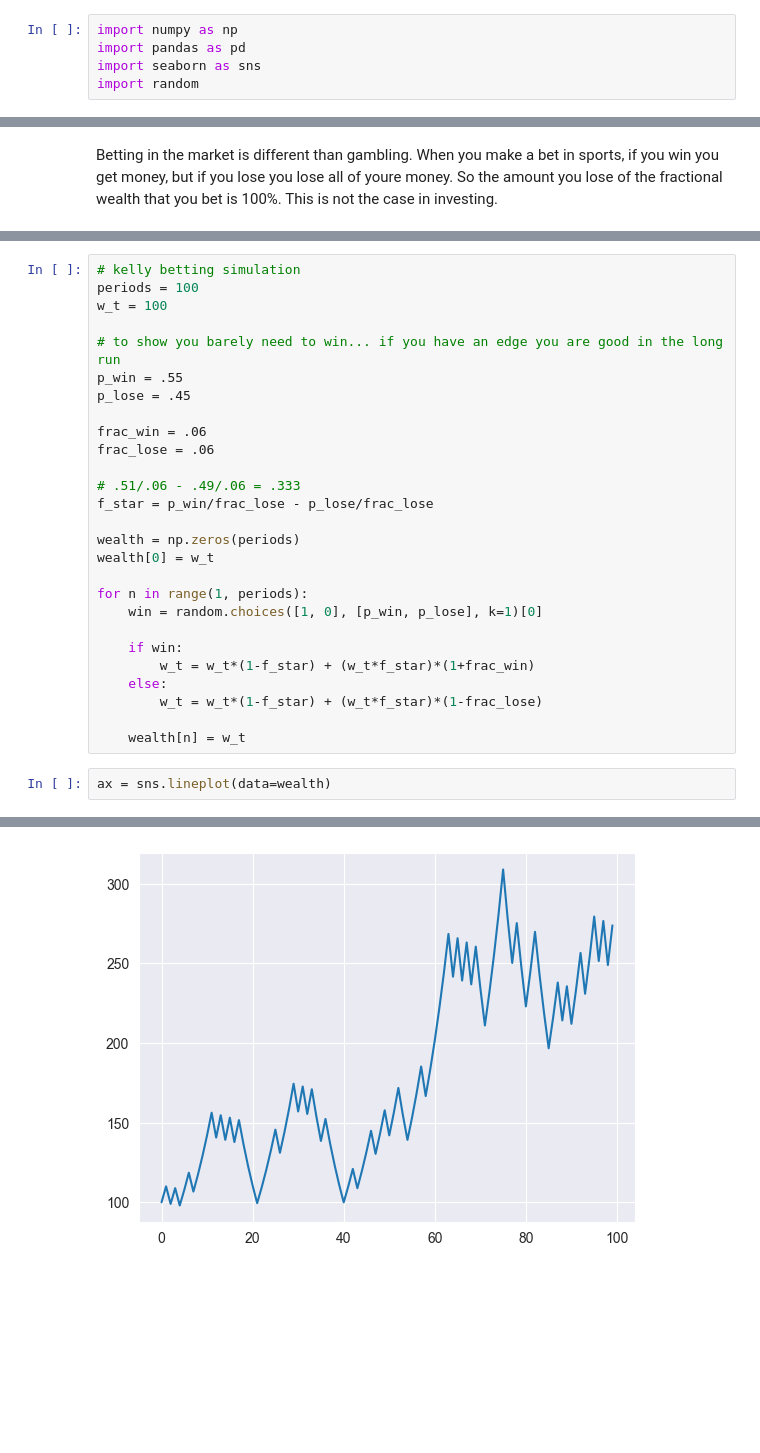
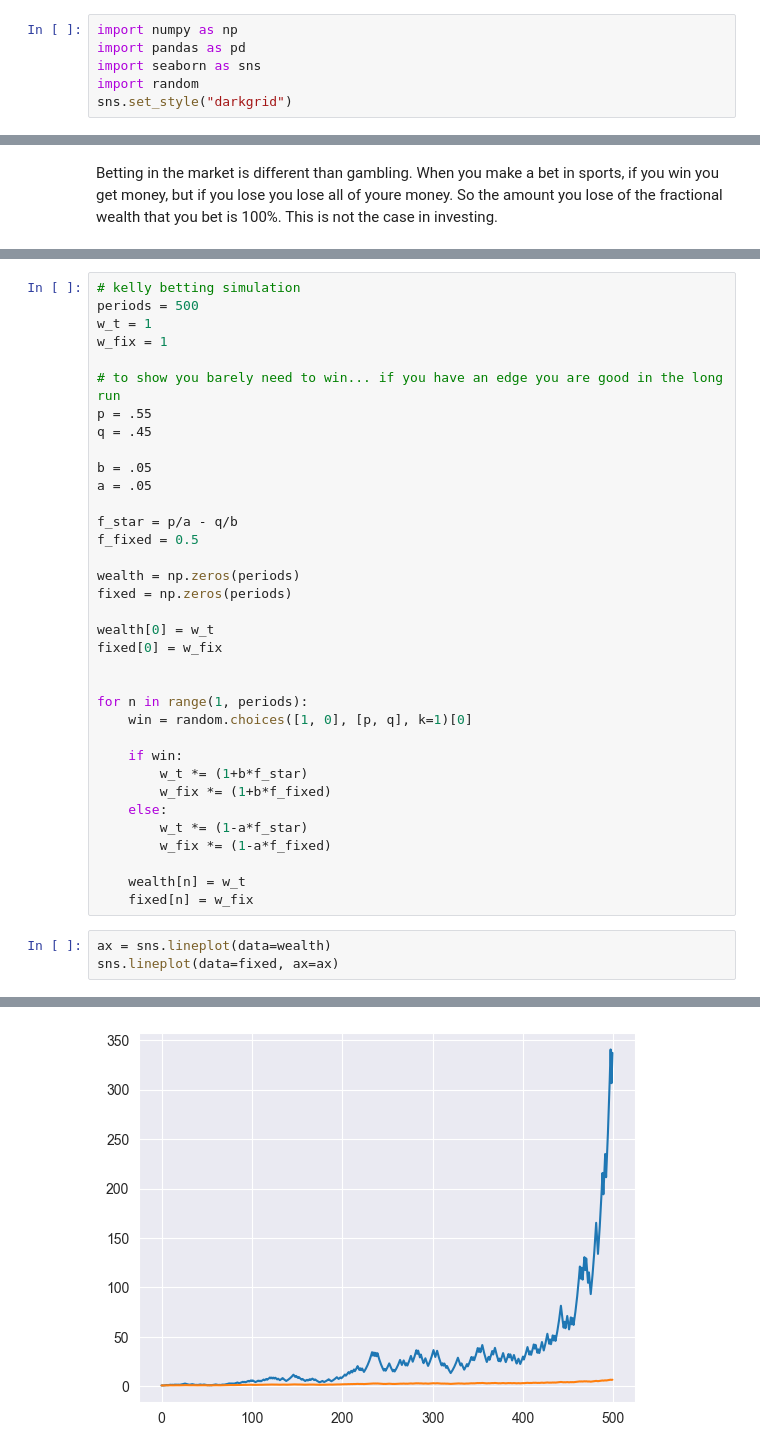
Before and after one commit to everwitt7/Notebooks, a Jupyter notebook: kelly_criterion.ipynb, the cells around one changed output, grey strips where cells are left out. Cells and saved outputs as stored; diff of their text form; blank space fills up the shorter version.

```diff
--- a/kelly_criterion.ipynb
+++ b/kelly_criterion.ipynb
@@ -3,6 +3,7 @@ import numpy as np
 import pandas as pd
 import seaborn as sns
 import random
+sns.set_style("darkgrid")
 # %%
 # do I need to hold: a, b, p, q fixed?
 # YES: p = 0.8, q = 0.2, and a = b = 1
@@ -51,30 +50,39 @@ np.e**np.log(4)
 # %%
 # kelly betting simulation
-periods = 100
-w_t = 100
+periods = 500
+w_t = 1
+w_fix = 1
 
 # to show you barely need to win... if you have an edge you are good in the long run
-p_win = .55
-p_lose = .45
+p = .55
+q = .45
 
-frac_win = .06
-frac_lose = .06
+b = .05
+a = .05
 
-# .51/.06 - .49/.06 = .333
-f_star = p_win/frac_lose - p_lose/frac_lose
+f_star = p/a - q/b
+f_fixed = 0.5
 
 wealth = np.zeros(periods)
+fixed = np.zeros(periods)
+
 wealth[0] = w_t
+fixed[0] = w_fix
+
 
 for n in range(1, periods):
-    win = random.choices([1, 0], [p_win, p_lose], k=1)[0]
+    win = random.choices([1, 0], [p, q], k=1)[0]
 
     if win:
-        w_t = w_t*(1-f_star) + (w_t*f_star)*(1+frac_win)
+        w_t *= (1+b*f_star)
+        w_fix *= (1+b*f_fixed)
     else:
-        w_t = w_t*(1-f_star) + (w_t*f_star)*(1-frac_lose)
+        w_t *= (1-a*f_star)
+        w_fix *= (1-a*f_fixed)
 
     wealth[n] = w_t
+    fixed[n] = w_fix
 # %%
 ax = sns.lineplot(data=wealth)
+sns.lineplot(data=fixed, ax=ax)
 # %% [output]
@@ -81 +90 @@ ax = sns.lineplot(data=wealth)
-[figure, old version]
+[figure, new version]
```
Also changed, not shown: parts of 5 cells of this notebook.
